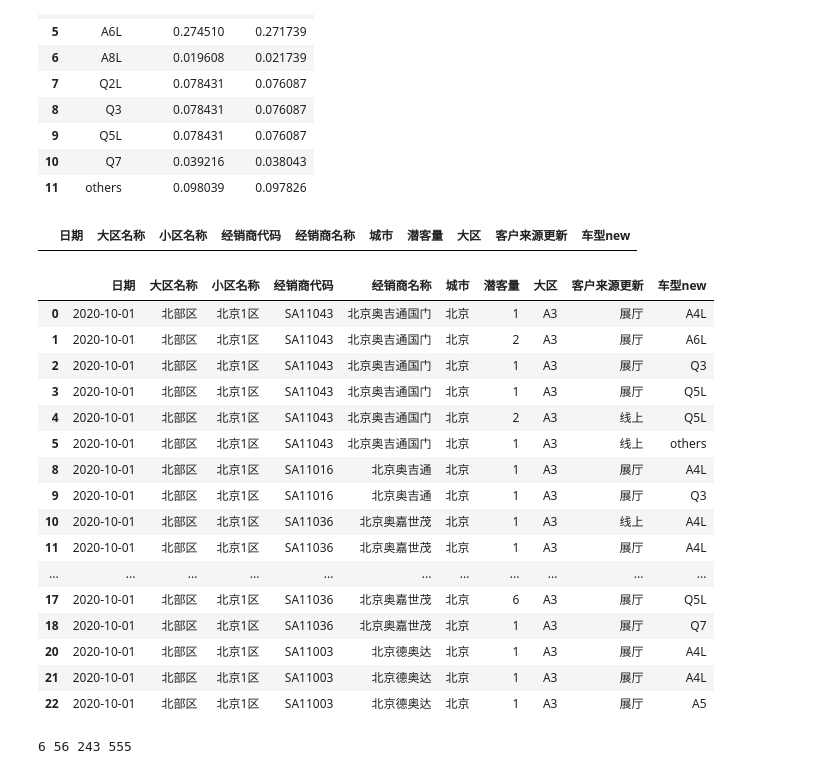
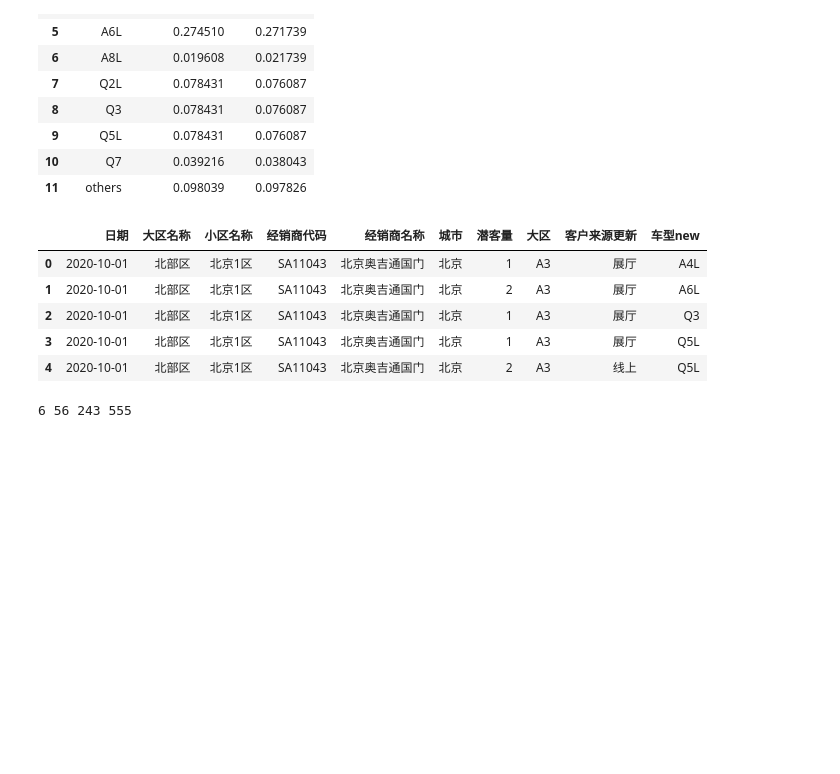
Before and after one commit to orinbai/notebook, a Jupyter notebook: missval.ipynb, the cells around one changed output. Cells and saved outputs as stored; diff of their text form; code cells hidden in the pictures; blank space fills up the shorter version.

```diff
--- a/missval.ipynb
+++ b/missval.ipynb
@@ -168,29 +257,15 @@ dataAvailable = databook[databook['车型new'].notna()]
 dataAvailable.drop(['分组名称', '客户来源_原始', '车型', '月份'], axis=1, inplace=True)
 # %%
 dataMiss = pd.DataFrame(columns=list(dataAvailable.columns))
-dataMiss
-# %% [output]
-|  | 日期 | 大区名称 | 小区名称 | 经销商代码 | 经销商名称 | 城市 | 潜客量 | 大区 | 客户来源更新 | 车型new |
 # %%
-dataAvailable.head(20)
+dataAvailable.head()
 # %% [output]
 |  | 日期 | 大区名称 | 小区名称 | 经销商代码 | 经销商名称 | 城市 | 潜客量 | 大区 | 客户来源更新 | 车型new |
 | 0 | 2020-10-01 | 北部区 | 北京1区 | SA11043 | 北京奥吉通国门 | 北京 | 1 | A3 | 展厅 | A4L |
 | 1 | 2020-10-01 | 北部区 | 北京1区 | SA11043 | 北京奥吉通国门 | 北京 | 2 | A3 | 展厅 | A6L |
 | 2 | 2020-10-01 | 北部区 | 北京1区 | SA11043 | 北京奥吉通国门 | 北京 | 1 | A3 | 展厅 | Q3 |
 | 3 | 2020-10-01 | 北部区 | 北京1区 | SA11043 | 北京奥吉通国门 | 北京 | 1 | A3 | 展厅 | Q5L |
 | 4 | 2020-10-01 | 北部区 | 北京1区 | SA11043 | 北京奥吉通国门 | 北京 | 2 | A3 | 线上 | Q5L |
-| 5 | 2020-10-01 | 北部区 | 北京1区 | SA11043 | 北京奥吉通国门 | 北京 | 1 | A3 | 线上 | others |
-| 8 | 2020-10-01 | 北部区 | 北京1区 | SA11016 | 北京奥吉通 | 北京 | 1 | A3 | 展厅 | A4L |
-| 9 | 2020-10-01 | 北部区 | 北京1区 | SA11016 | 北京奥吉通 | 北京 | 1 | A3 | 展厅 | Q3 |
-| 10 | 2020-10-01 | 北部区 | 北京1区 | SA11036 | 北京奥嘉世茂 | 北京 | 1 | A3 | 线上 | A4L |
-| 11 | 2020-10-01 | 北部区 | 北京1区 | SA11036 | 北京奥嘉世茂 | 北京 | 1 | A3 | 展厅 | A4L |
-| ... | ... | ... | ... | ... | ... | ... | ... | ... | ... | ... |
-| 17 | 2020-10-01 | 北部区 | 北京1区 | SA11036 | 北京奥嘉世茂 | 北京 | 6 | A3 | 展厅 | Q5L |
-| 18 | 2020-10-01 | 北部区 | 北京1区 | SA11036 | 北京奥嘉世茂 | 北京 | 1 | A3 | 展厅 | Q7 |
-| 20 | 2020-10-01 | 北部区 | 北京1区 | SA11003 | 北京德奥达 | 北京 | 1 | A3 | 展厅 | A4L |
-| 21 | 2020-10-01 | 北部区 | 北京1区 | SA11003 | 北京德奥达 | 北京 | 1 | A3 | 展厅 | A4L |
-| 22 | 2020-10-01 | 北部区 | 北京1区 | SA11003 | 北京德奥达 | 北京 | 1 | A3 | 展厅 | A5 |
 # %%
 dataUSE = databook[['客户来源更新', '大区名称', '小区名称', '城市', '经销商代码', '车型new', '潜客量']].copy()
 # %%
```
Also changed, not shown: parts of 23 cells of this notebook.
